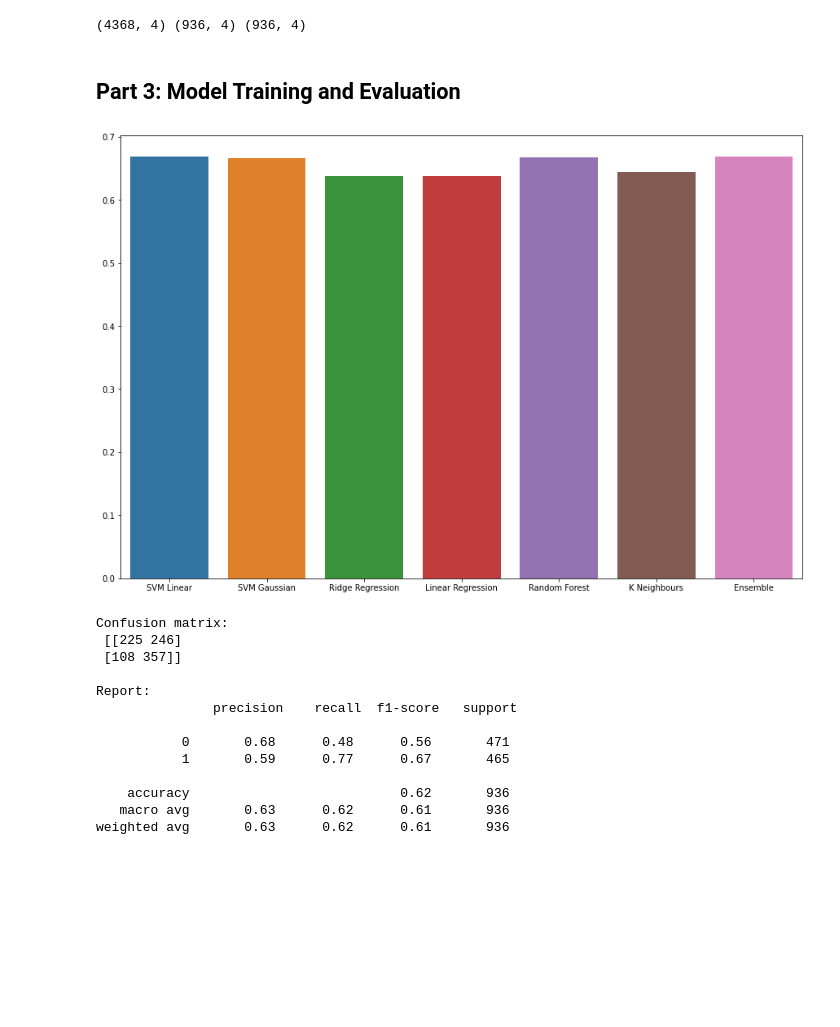
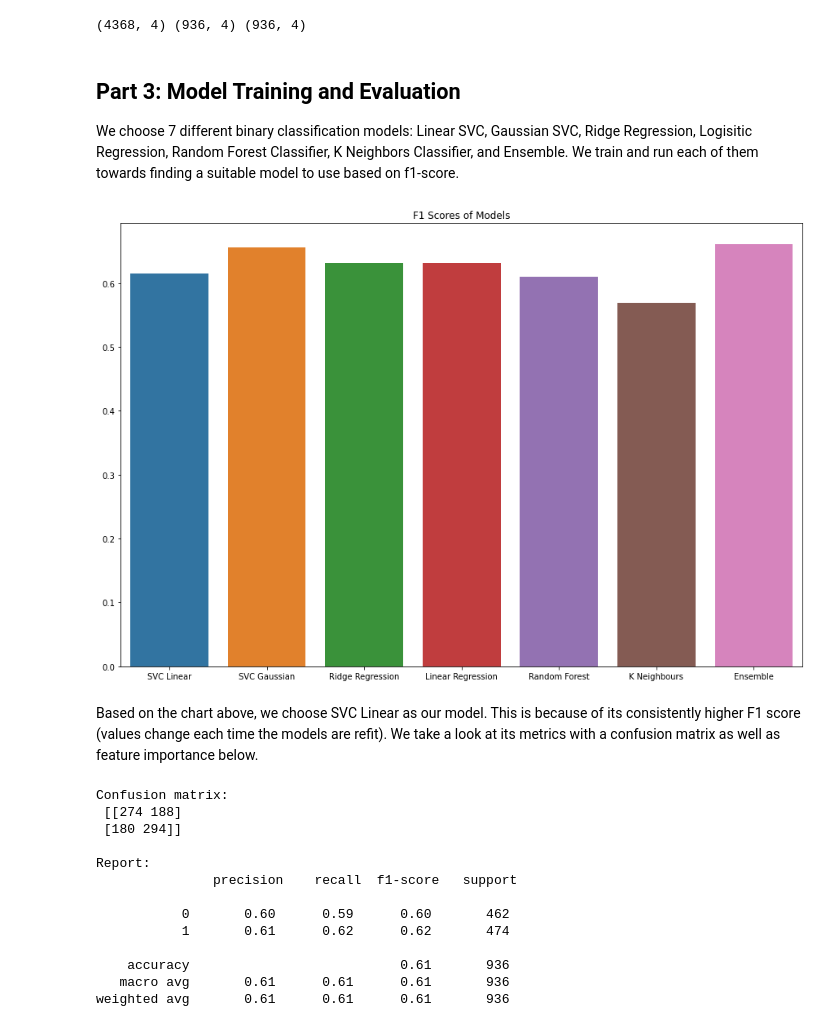
Before and after one commit to jonathanho168/haii-final-project, a Jupyter notebook: model1.ipynb, the cells around one changed output. Drawn from its saved outputs; the diff is of its cells as text; code cells hidden in the pictures; blank space fills up the shorter version.

Commit message:
model 1 done

```diff
--- a/model1.ipynb
+++ b/model1.ipynb
@@ -125,7 +125,10 @@ print(sp['failures'].isnull().sum())
 0
 0
 # %%
-sp_scaled = preprocessing.scale(sp_X_num)
+scaler = preprocessing.StandardScaler().fit(sp_X_num)
+sp_scaled = scaler.transform(sp_X_num)
+
+# sp_scaled = preprocessing.scale(sp_X_num)
 sp_X_num_proc = pd.DataFrame(sp_scaled, columns=sp_num_ft)
 
 sp_X = sp_X_num_proc # pd.concat([X_num_proc, X_cat_proc], axis=1, sort=False)
@@ -152,3 +155,5 @@ print(X_train.shape, X_validation.shape, X_test.shape) # print data shape to che
 (4368, 4) (936, 4) (936, 4)
 # %% [markdown]
 ## Part 3: Model Training and Evaluation
+
+We choose 7 different binary classification models: Linear SVC, Gaussian SVC, Ridge Regression, Logisitic Regression, Random Forest Classifier, K Neighbors Classifier, and Ensemble. We train and run each of them towards finding a suitable model to use based on f1-score.
@@ -196,44 +201,47 @@ predsER = er.fit(X_train, y_train).predict(X_validation)
 # %%
 test_preds = [model1.predict(X_test),
               model2.predict(X_test),
               model3.predict(X_test),
               model4.predict(X_test),
               model5.predict(X_test),
               model6.predict(X_test),
               er.predict(X_test)]
 
 
 a = [sklearn.metrics.f1_score(y_test, test_preds[0]),
      sklearn.metrics.f1_score(y_test, test_preds[1]),
      sklearn.metrics.f1_score(y_test, test_preds[2]),
      sklearn.metrics.f1_score(y_test, test_preds[3]),
      sklearn.metrics.f1_score(y_test, test_preds[4]),
      sklearn.metrics.f1_score(y_test, test_preds[5]),
      sklearn.metrics.f1_score(y_test, test_preds[6])]
 
-l = ["SVM Linear", "SVM Gaussian", "Ridge Regression", "Linear Regression", "Random Forest", "K Neighbours", "Ensemble"]
+l = ["SVC Linear", "SVC Gaussian", "Ridge Regression", "Linear Regression", "Random Forest", "K Neighbours", "Ensemble"]
 
 plt.figure(figsize=(15, 10))
+plt.title("F1 Scores of Models")
 ax = sns.barplot(x=l, y=a)
 plt.show()
 # %% [output]
-[figure, old version]
+[figure, new version]
+# %% [markdown]
+Based on the chart above, we choose SVC Linear as our model. This is because of its consistently higher F1 score (values change each time the models are refit). We take a look at its metrics with a confusion matrix as well as feature importance below.
 # %%
-metrics(y_test, test_preds[6])
+metrics(y_test, test_preds[0])
 # %% [output]
 Confusion matrix:
- [[225 246]
- [108 357]]
+ [[274 188]
+ [180 294]]
 
 Report:
                precision    recall  f1-score   support
 
-           0       0.68      0.48      0.56       471
-           1       0.59      0.77      0.67       465
+           0       0.60      0.59      0.60       462
+           1       0.61      0.62      0.62       474
 
-    accuracy                           0.62       936
-   macro avg       0.63      0.62      0.61       936
-weighted avg       0.63      0.62      0.61       936
+    accuracy                           0.61       936
+   macro avg       0.61      0.61      0.61       936
+weighted avg       0.61      0.61      0.61       936
 # %%
 importance = model1.coef_[0]
 plt.bar(sp_X.columns, importance)
```
Also changed, not shown: parts of 19 cells of this notebook.
